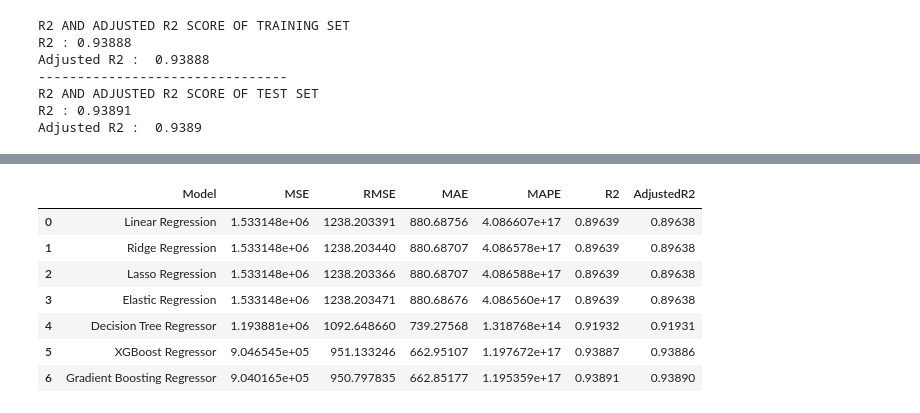
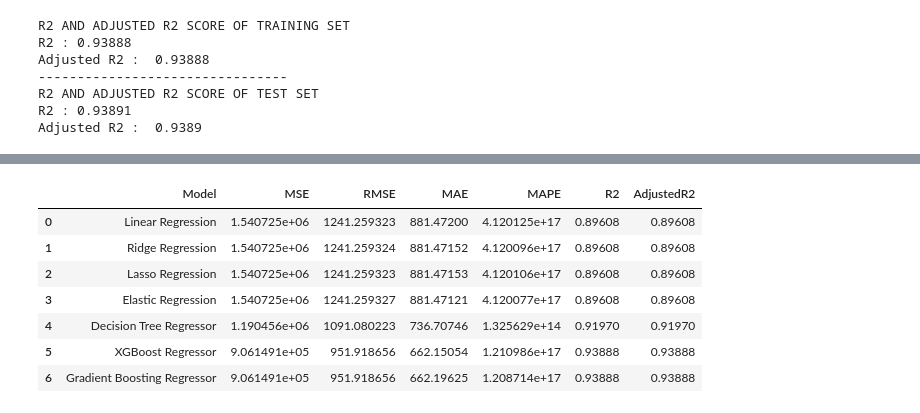
Before and after one commit to scharu07/Rossmann_Sales-Prediction-Capstone-Project, a Jupyter notebook: Rossmann_Sales_Prediction_Capstone_Project.ipynb, the cells around one changed output, grey strips where cells are left out. Saved outputs shown, nothing was run; the diff lists cells and outputs as text; code cells hidden in the pictures.

```diff
--- a/Rossmann_Sales_Prediction_Capstone_Project.ipynb
+++ b/Rossmann_Sales_Prediction_Capstone_Project.ipynb
@@ -1627,4 +1694,5 @@ plt.show()
 # %%
 gb_model_per_dict={'Model':'Gradient Boosting Regressor'}
+gb_model_per_train_dict={'Model':'Gradient Boosting Regressor'}
 # %%
 print('MSE AND RMSE OF TRAINING SET')
@@ -1679,11 +1757,12 @@ performance_metric=performance_metric.append(pd.DataFrame(gb_model_per_dict,inde
-# %%
-performance_metric
-# %% [output]
-|  | Model | MSE | RMSE | MAE | MAPE | R2 | AdjustedR2 |
-| 0 | Linear Regression | 1.533148e+06 | 1238.203391 | 880.68756 | 4.086607e+17 | 0.89639 | 0.89638 |
-| 1 | Ridge Regression | 1.533148e+06 | 1238.203440 | 880.68707 | 4.086578e+17 | 0.89639 | 0.89638 |
-| 2 | Lasso Regression | 1.533148e+06 | 1238.203366 | 880.68707 | 4.086588e+17 | 0.89639 | 0.89638 |
-| 3 | Elastic Regression | 1.533148e+06 | 1238.203471 | 880.68676 | 4.086560e+17 | 0.89639 | 0.89638 |
-| 4 | Decision Tree Regressor | 1.193881e+06 | 1092.648660 | 739.27568 | 1.318768e+14 | 0.91932 | 0.91931 |
-| 5 | XGBoost Regressor | 9.046545e+05 | 951.133246 | 662.95107 | 1.197672e+17 | 0.93887 | 0.93886 |
-| 6 | Gradient Boosting Regressor | 9.040165e+05 | 950.797835 | 662.85177 | 1.195359e+17 | 0.93891 | 0.93890 |
+# %%
+performance_metric_train=performance_metric_train.append(pd.DataFrame(gb_model_per_train_dict,index=[6]))
+performance_metric_train
+# %% [output]
+|  | Model | MSE | RMSE | MAE | MAPE | R2 | AdjustedR2 |
+| 0 | Linear Regression | 1.540725e+06 | 1241.259323 | 881.47200 | 4.120125e+17 | 0.89608 | 0.89608 |
+| 1 | Ridge Regression | 1.540725e+06 | 1241.259324 | 881.47152 | 4.120096e+17 | 0.89608 | 0.89608 |
+| 2 | Lasso Regression | 1.540725e+06 | 1241.259323 | 881.47153 | 4.120106e+17 | 0.89608 | 0.89608 |
+| 3 | Elastic Regression | 1.540725e+06 | 1241.259327 | 881.47121 | 4.120077e+17 | 0.89608 | 0.89608 |
+| 4 | Decision Tree Regressor | 1.190456e+06 | 1091.080223 | 736.70746 | 1.325629e+14 | 0.91970 | 0.91970 |
+| 5 | XGBoost Regressor | 9.061491e+05 | 951.918656 | 662.15054 | 1.210986e+17 | 0.93888 | 0.93888 |
+| 6 | Gradient Boosting Regressor | 9.061491e+05 | 951.918656 | 662.19625 | 1.208714e+17 | 0.93888 | 0.93888 |
```
Also changed, not shown: parts of 110 cells of this notebook.
